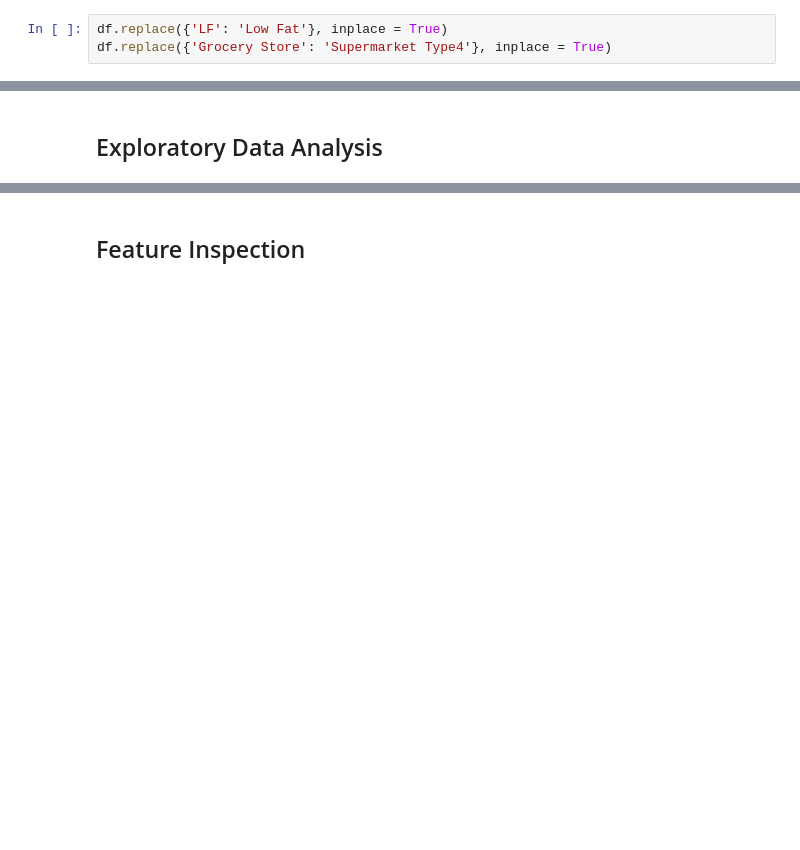
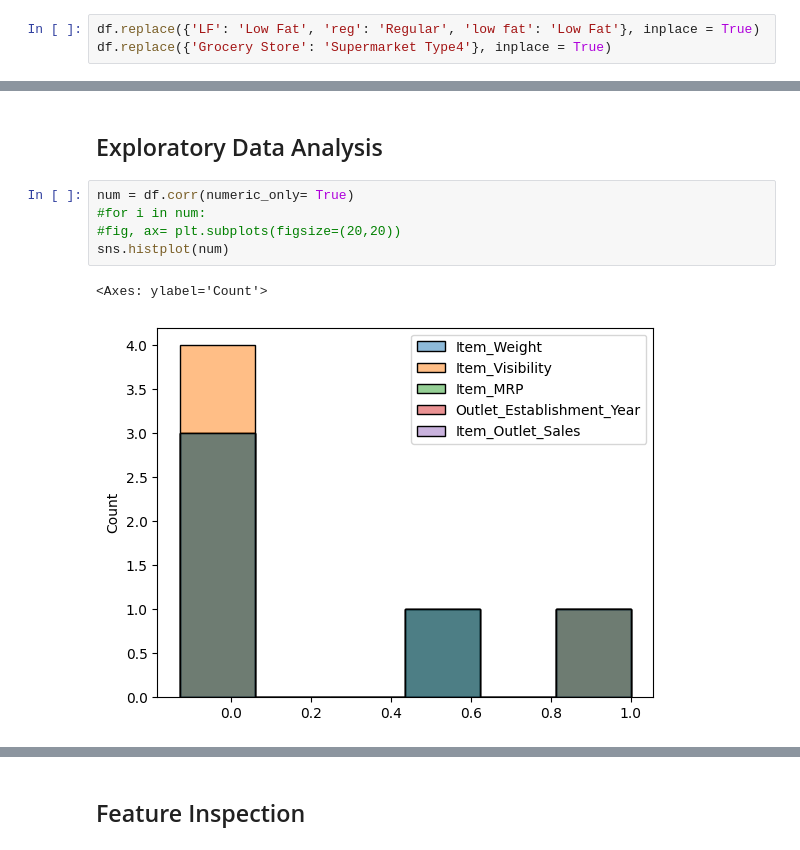
Before and after one commit to duwain/Prediction-of-Product-Sales, a Jupyter notebook: Project1_Part1_(1).ipynb, the cells around one changed output, grey strips where cells are left out. Drawn from its saved outputs; the diff is of its cells as text; blank space fills up the shorter version.

```diff
--- a/Project1_Part1_(1).ipynb
+++ b/Project1_Part1_(1).ipynb
@@ -138,7 +139,7 @@ Supermarket Type3     935
 Supermarket Type2     928
 Name: Outlet_Type, dtype: int64
 # %%
-df.replace({'LF': 'Low Fat'}, inplace = True)
+df.replace({'LF': 'Low Fat', 'reg': 'Regular', 'low fat': 'Low Fat'}, inplace = True)
 df.replace({'Grocery Store': 'Supermarket Type4'}, inplace = True)
 # %%
 df.dtypes
@@ -180,2 +168,10 @@ the mean is 2181.288913575032 for Item_Outlet_Sales
 # %% [markdown]
 ## Exploratory Data Analysis
+# %%
+num = df.corr(numeric_only= True)
+#for i in num:
+#fig, ax= plt.subplots(figsize=(20,20))
+sns.histplot(num)
+# %% [output]
+<Axes: ylabel='Count'>
+[figure, added]
```
Also changed, not shown: parts of 5 cells of this notebook.
